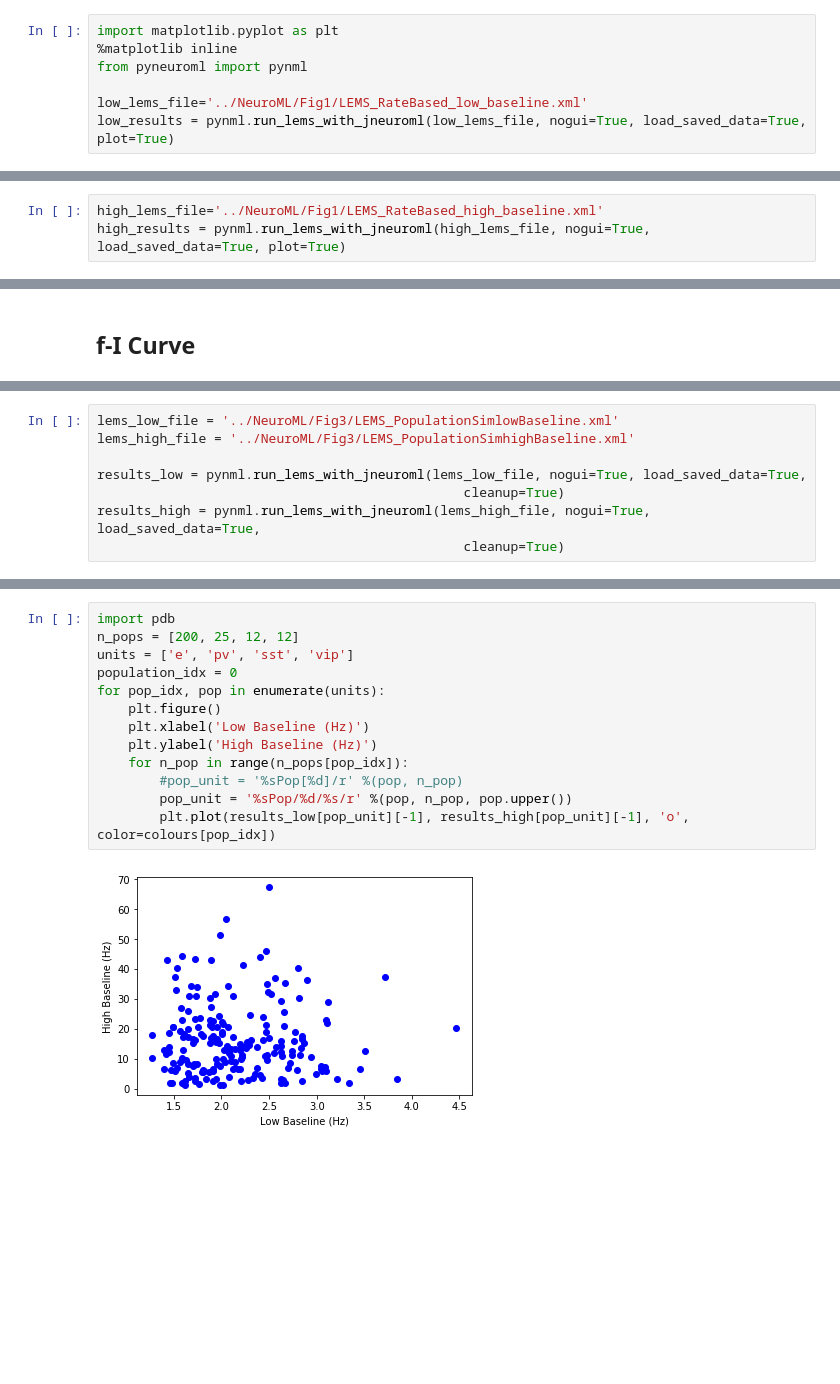
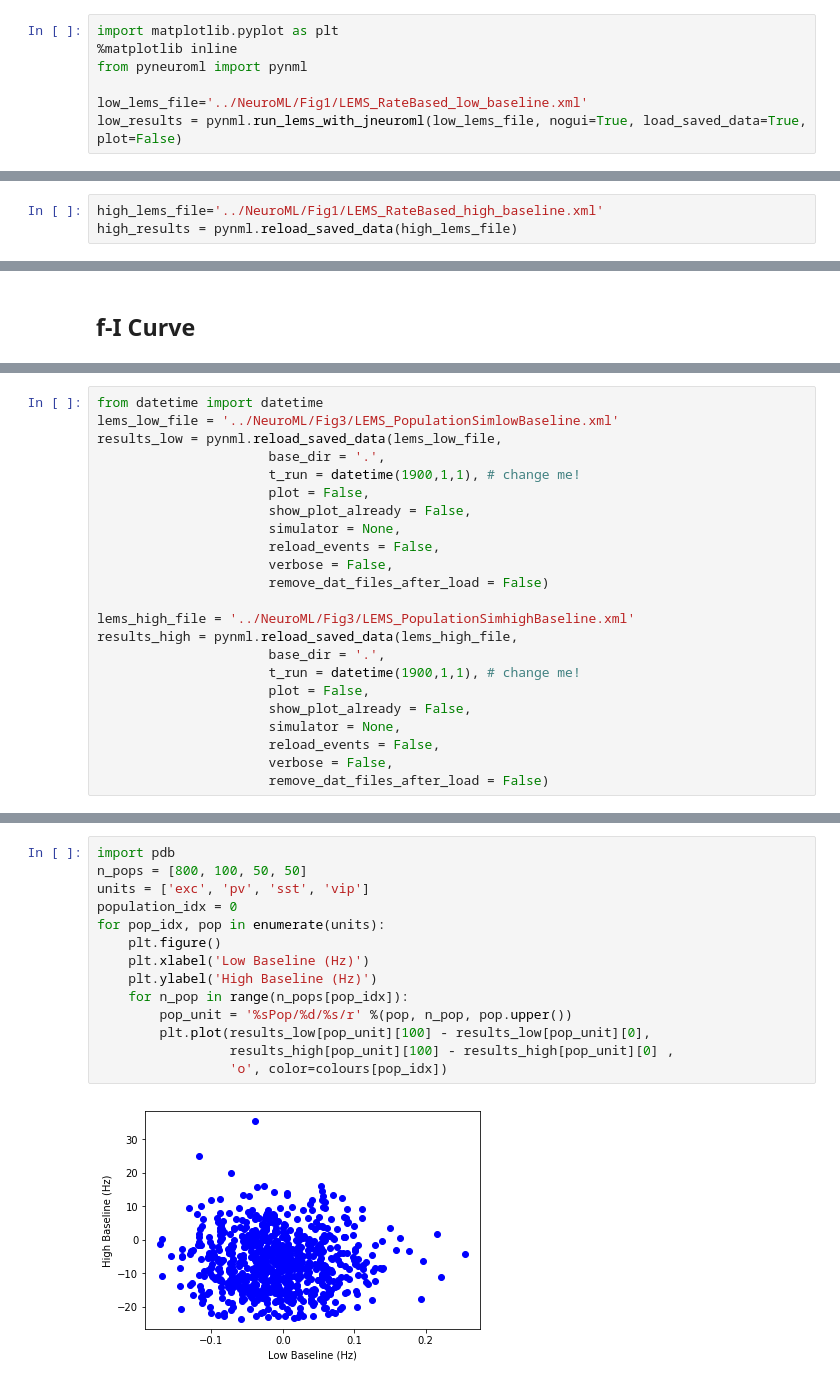
Before and after one commit to OpenSourceBrain/del-Molino2017, a Jupyter notebook: notebooks/Figures.ipynb, the cells around one changed output, grey strips where cells are left out. Cells and saved outputs as stored; diff of their text form; blank space fills up the shorter version.

Commit message:
Notebook: Update delMolino notebook
* Update how results are loaded into notebook
* Update Figure 3

```diff
--- a/notebooks/Figures.ipynb
+++ b/notebooks/Figures.ipynb
@@ -20,6 +18,6 @@ import matplotlib.pyplot as plt
 from pyneuroml import pynml
 
 low_lems_file='../NeuroML/Fig1/LEMS_RateBased_low_baseline.xml'
-low_results = pynml.run_lems_with_jneuroml(low_lems_file, nogui=True, load_saved_data=True, plot=True)
+low_results = pynml.run_lems_with_jneuroml(low_lems_file, nogui=True, load_saved_data=True, plot=False)
 # %% [output]
 pyNeuroML >>> Reloading data specified in LEMS file: ../NeuroML/Fig1/LEMS_RateBased_low_baseline.xml (/Users/jessica/Dropbox/GSoC/delMolino/NeuroML/Fig1/LEMS_RateBased_low_baseline.xml), base_dir: .,  ...
@@ -46,6 +42,6 @@ plt.legend(loc=(1.04,0))
 ## High Baseline Activity
 # %%
 high_lems_file='../NeuroML/Fig1/LEMS_RateBased_high_baseline.xml'
-high_results = pynml.run_lems_with_jneuroml(high_lems_file, nogui=True, load_saved_data=True, plot=True)
+high_results = pynml.reload_saved_data(high_lems_file)
 # %% [output]
 pyNeuroML >>> Reloading data specified in LEMS file: ../NeuroML/Fig1/LEMS_RateBased_high_baseline.xml (/Users/jessica/Dropbox/GSoC/delMolino/NeuroML/Fig1/LEMS_RateBased_high_baseline.xml), base_dir: . ...
@@ -134,10 +126,2 @@ pyNeuroML >>> Removing file ./rates_high.dat after having loading its data!
 [figure]
 [figure]
-# %%
-lems_low_file = '../NeuroML/Fig3/LEMS_PopulationSimlowBaseline.xml'
-lems_high_file = '../NeuroML/Fig3/LEMS_PopulationSimhighBaseline.xml'
-
-results_low = pynml.run_lems_with_jneuroml(lems_low_file, nogui=True, load_saved_data=True,
-                                               cleanup=True)
-results_high = pynml.run_lems_with_jneuroml(lems_high_file, nogui=True, load_saved_data=True,
-                                               cleanup=True)
@@ -154,0 +128,23 @@ pyNeuroML >>> Removing file ./Population_vip_high_baseline.dat after having load
+# %%
+from datetime import datetime
+lems_low_file = '../NeuroML/Fig3/LEMS_PopulationSimlowBaseline.xml'
+results_low = pynml.reload_saved_data(lems_low_file,
+                      base_dir = '.',
+                      t_run = datetime(1900,1,1), # change me!
+                      plot = False,
+                      show_plot_already = False,
+                      simulator = None,
+                      reload_events = False,
+                      verbose = False,
+                      remove_dat_files_after_load = False)
+
+lems_high_file = '../NeuroML/Fig3/LEMS_PopulationSimhighBaseline.xml'
+results_high = pynml.reload_saved_data(lems_high_file,
+                      base_dir = '.',
+                      t_run = datetime(1900,1,1), # change me!
+                      plot = False,
+                      show_plot_already = False,
+                      simulator = None,
+                      reload_events = False,
+                      verbose = False,
+                      remove_dat_files_after_load = False)
@@ -155,15 +154,16 @@ pyNeuroML >>> Removing file ./Population_vip_high_baseline.dat after having load
 # %%
 import pdb
-n_pops = [200, 25, 12, 12]
-units = ['e', 'pv', 'sst', 'vip']
+n_pops = [800, 100, 50, 50]
+units = ['exc', 'pv', 'sst', 'vip']
 population_idx = 0
 for pop_idx, pop in enumerate(units):
     plt.figure()
     plt.xlabel('Low Baseline (Hz)')
     plt.ylabel('High Baseline (Hz)')
     for n_pop in range(n_pops[pop_idx]):
-        #pop_unit = '%sPop[%d]/r' %(pop, n_pop)
         pop_unit = '%sPop/%d/%s/r' %(pop, n_pop, pop.upper())
-        plt.plot(results_low[pop_unit][-1], results_high[pop_unit][-1], 'o', color=colours[pop_idx])
+        plt.plot(results_low[pop_unit][100] - results_low[pop_unit][0],
+                 results_high[pop_unit][100] - results_high[pop_unit][0] ,
+                 'o', color=colours[pop_idx])
 # %% [output]
-[figure, old version]
+[figure, new version]
```
Also changed, not shown: parts of 11 cells of this notebook.
